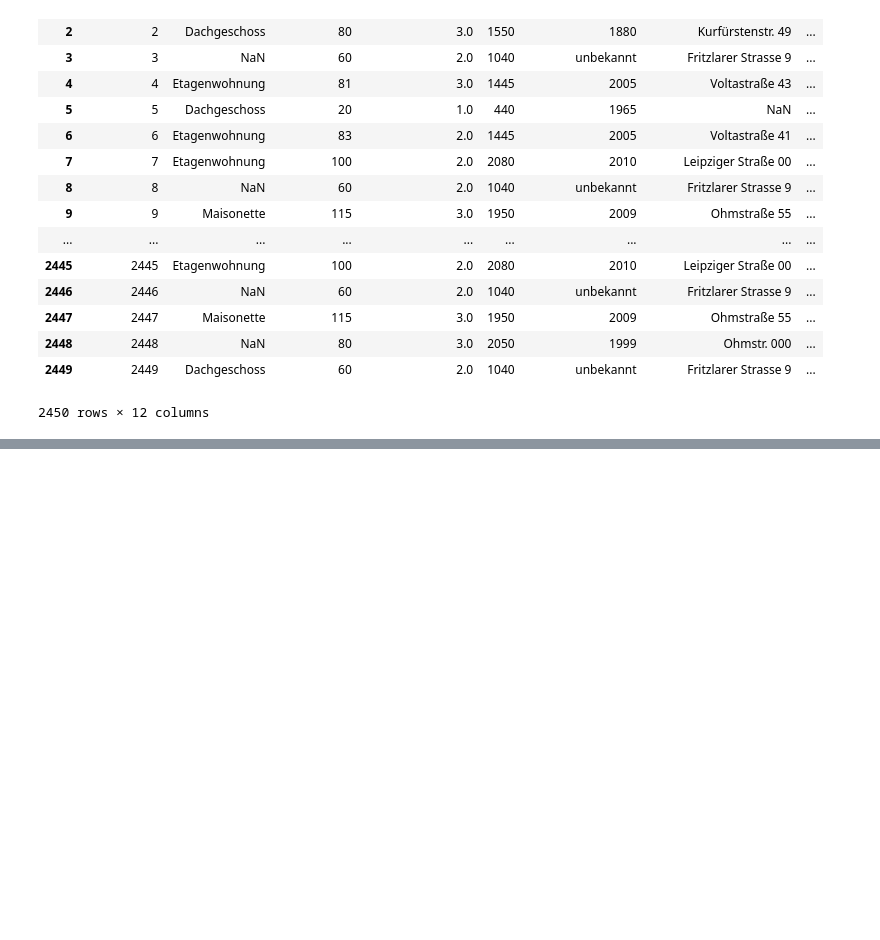
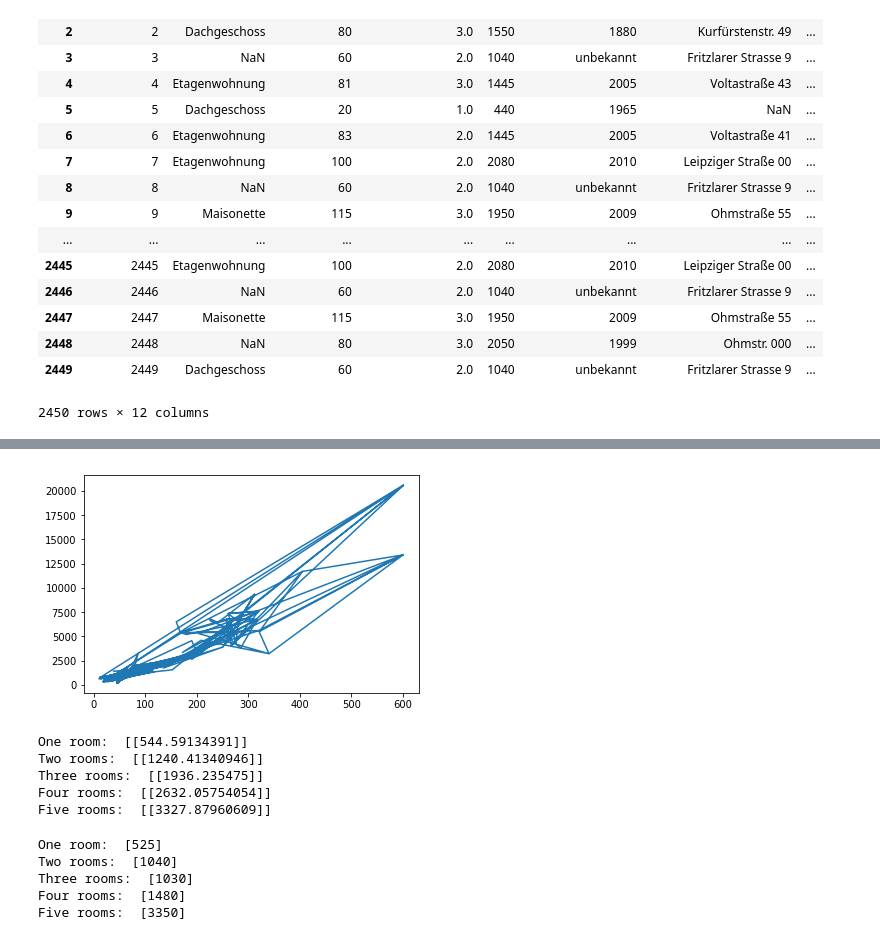
Before and after one commit to TiffanyHsuuuu/machine_learning, a Jupyter notebook: Rented Apartment.ipynb, the cells around one changed output, grey strips where cells are left out. Cells and saved outputs as stored; diff of their text form; code cells hidden in the pictures; blank space fills up the shorter version.

```diff
--- a/Rented Apartment.ipynb
+++ b/Rented Apartment.ipynb
@@ -142,0 +250,48 @@ df.to_csv("new_data2.csv", sep='\t', encoding='utf-8')
+# %%
+axis_x = df["living_space"]
+axis_y = df["rent"]
+plt.plot(axis_x, axis_y)
+plt.show()
+# %% [output]
+[figure, added]
+# %%
+model = sklearn.linear_model.LinearRegression()
+axis_x = np.c_[df['number_of_rooms']]
+axis_y = np.c_[df['rent']]
+model.fit(axis_x,axis_y)
+new_x1 = [[1]]
+new_x2 = [[2]]
+new_x3 = [[3]]
+new_x4 = [[4]]
+new_x5 = [[5]]
+print("One room: ", model.predict(new_x1))
+print("Two rooms: ", model.predict(new_x2))
+print("Three rooms: ", model.predict(new_x3))
+print("Four rooms: ", model.predict(new_x4))
+print("Five rooms: ", model.predict(new_x5))
+# %% [output]
+One room:  [[544.59134391]]
+Two rooms:  [[1240.41340946]]
+Three rooms:  [[1936.235475]]
+Four rooms:  [[2632.05754054]]
+Five rooms:  [[3327.87960609]]
+# %%
+from sklearn.neighbors import KNeighborsClassifier
+model = KNeighborsClassifier(n_neighbors=3)
+model.fit(axis_x,axis_y)
+new_x1 = [[1]]
+new_x2 = [[2]]
+new_x3 = [[3]]
+new_x4 = [[4]]
+new_x5 = [[5]]
+print("One room: ", model.predict(new_x1))
+print("Two rooms: ", model.predict(new_x2))
+print("Three rooms: ", model.predict(new_x3))
+print("Four rooms: ", model.predict(new_x4))
+print("Five rooms: ", model.predict(new_x5))
+# %% [output]
+One room:  [525]
+Two rooms:  [1040]
+Three rooms:  [1030]
+Four rooms:  [1480]
+Five rooms:  [3350]
```
Also changed, not shown: parts of 10 cells of this notebook, 1 other file.
